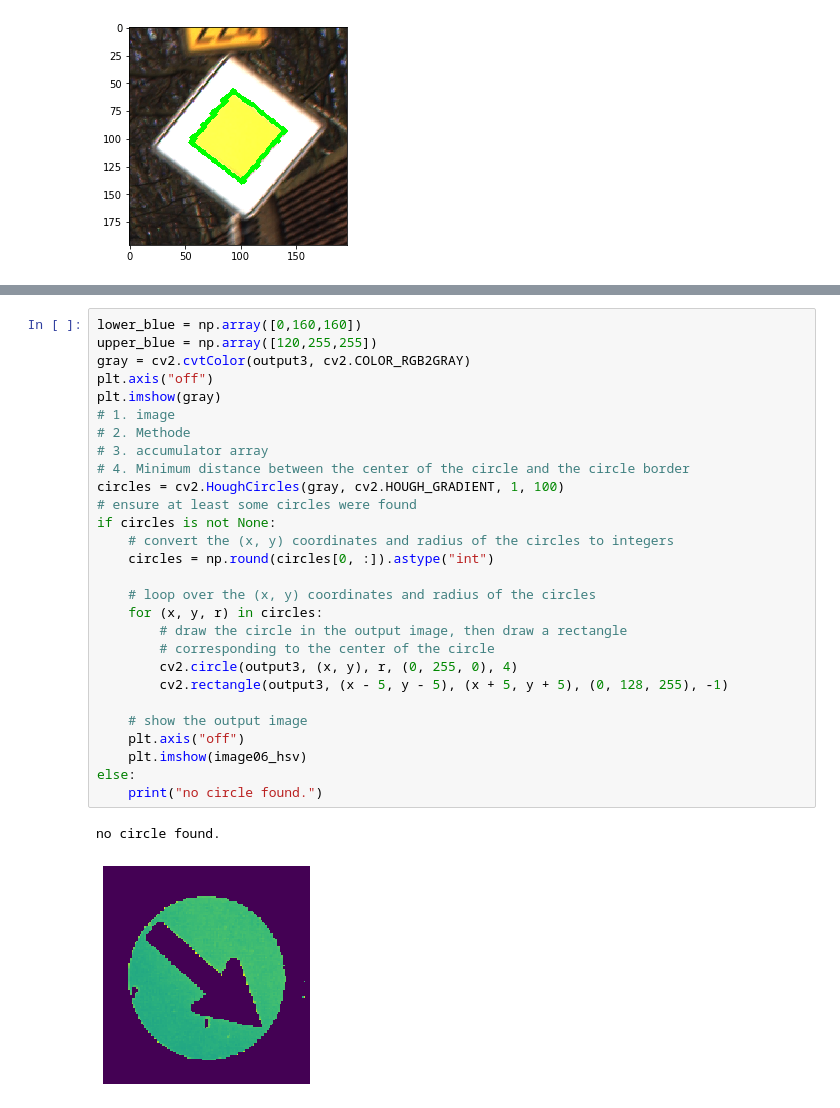
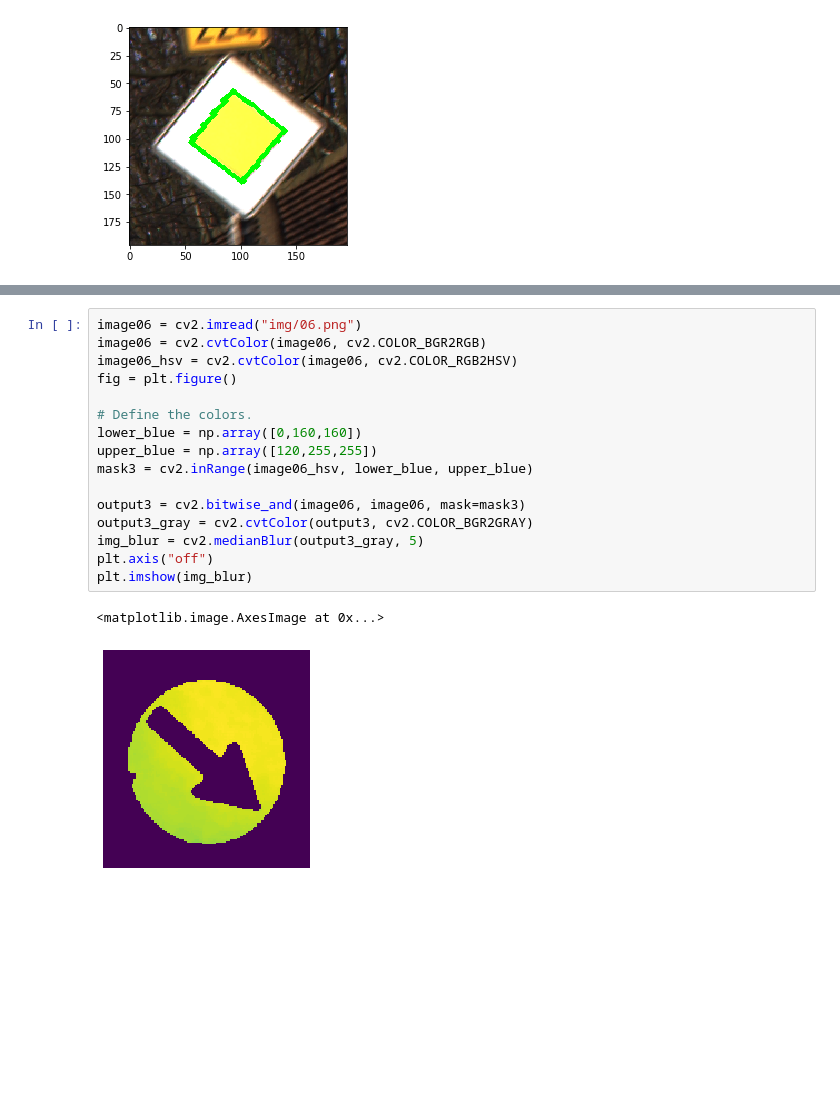
Before and after one commit to uol-mediaprocessing-201920/group-projects-traffic-signs, a Jupyter notebook: Pres_4/main_traffic_signs.ipynb, the cells around one changed output, grey strips where cells are left out. Cells and saved outputs as stored; diff of their text form; blank space fills up the shorter version.

```diff
--- a/Pres_4/main_traffic_signs.ipynb
+++ b/Pres_4/main_traffic_signs.ipynb
@@ -268,31 +272,19 @@ Nothing to see here
-# %%
-lower_blue = np.array([0,160,160])
-upper_blue = np.array([120,255,255])
-gray = cv2.cvtColor(output3, cv2.COLOR_RGB2GRAY)
-plt.axis("off")
-plt.imshow(gray)
-# 1. image
-# 2. Methode
-# 3. accumulator array
-# 4. Minimum distance between the center of the circle and the circle border
-circles = cv2.HoughCircles(gray, cv2.HOUGH_GRADIENT, 1, 100)
-# ensure at least some circles were found
-if circles is not None:
-    # convert the (x, y) coordinates and radius of the circles to integers
-    circles = np.round(circles[0, :]).astype("int")
-
-    # loop over the (x, y) coordinates and radius of the circles
-    for (x, y, r) in circles:
-        # draw the circle in the output image, then draw a rectangle
-        # corresponding to the center of the circle
-        cv2.circle(output3, (x, y), r, (0, 255, 0), 4)
-        cv2.rectangle(output3, (x - 5, y - 5), (x + 5, y + 5), (0, 128, 255), -1)
-
-    # show the output image
-    plt.axis("off")
-    plt.imshow(image06_hsv)
-else:
-    print("no circle found.")
-# %% [output]
-no circle found.
-[figure, removed]
+# %%
+image06 = cv2.imread("img/06.png")
+image06 = cv2.cvtColor(image06, cv2.COLOR_BGR2RGB)
+image06_hsv = cv2.cvtColor(image06, cv2.COLOR_RGB2HSV)
+fig = plt.figure()
+
+# Define the colors.
+lower_blue = np.array([0,160,160])
+upper_blue = np.array([120,255,255])
+mask3 = cv2.inRange(image06_hsv, lower_blue, upper_blue)
+
+output3 = cv2.bitwise_and(image06, image06, mask=mask3)
+output3_gray = cv2.cvtColor(output3, cv2.COLOR_BGR2GRAY)
+img_blur = cv2.medianBlur(output3_gray, 5)
+plt.axis("off")
+plt.imshow(img_blur)
+# %% [output]
+<matplotlib.image.AxesImage at 0x...>
+[figure, added]
```
Also changed, not shown: parts of 22 cells of this notebook, 2 other files.
